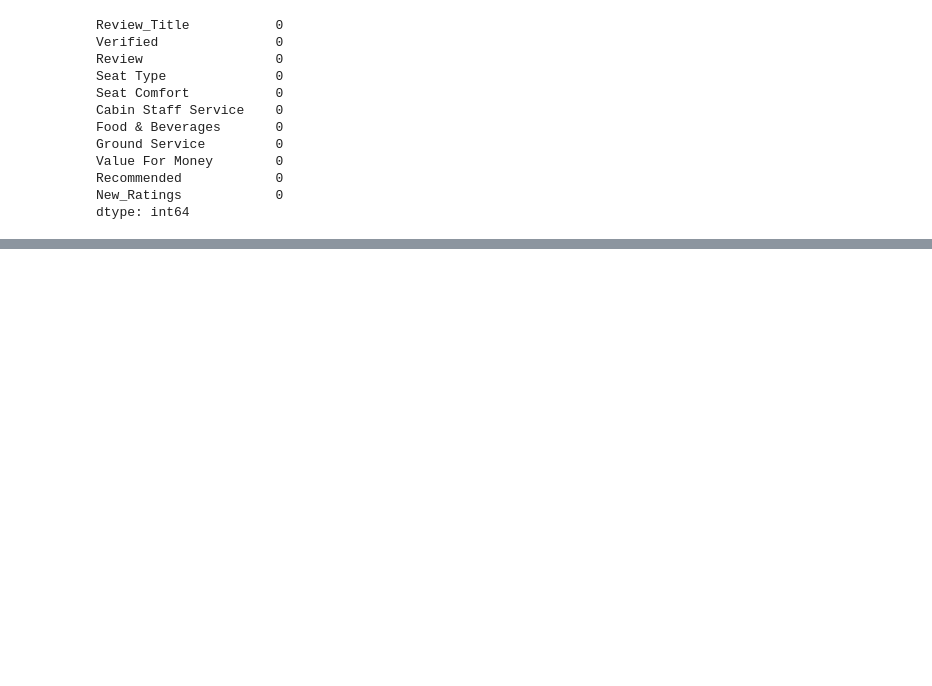
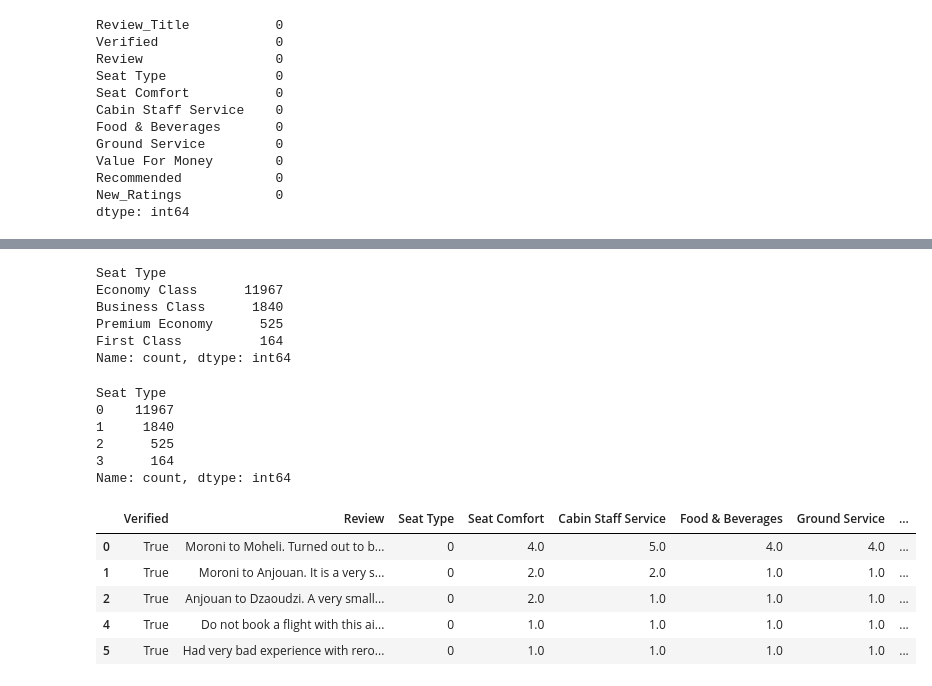
Before and after one commit to yuvarajrajdata/Airlines_review_sentiment_analysis_prediction, a Jupyter notebook: Airlines_review_sentiment_analysis_prediction.ipynb, the cells around one changed output, grey strips where cells are left out. Saved outputs shown, nothing was run; the diff lists cells and outputs as text; code cells hidden in the pictures; blank space fills up the shorter version.

```diff
--- a/Airlines_review_sentiment_analysis_prediction.ipynb
+++ b/Airlines_review_sentiment_analysis_prediction.ipynb
@@ -415,3 +415,6 @@ data.head(5)
 | 2 | True | Anjouan to Dzaoudzi. A very small... | Economy Class | 2.0 | 1.0 | 1.0 | 1.0 | ... |
 | 4 | True | Do not book a flight with this ai... | Economy Class | 1.0 | 1.0 | 1.0 | 1.0 | ... |
 | 5 | True | Had very bad experience with rero... | Economy Class | 1.0 | 1.0 | 1.0 | 1.0 | ... |
+# %%
+# label encoding :
+data["Recommended"] = data["Recommended"].map({"yes":1 , "no":0})
@@ -417,0 +430,39 @@ data.head(5)
+# %%
+data["Seat Type"].value_counts()
+# %% [output]
+Seat Type
+Economy Class      11967
+Business Class      1840
+Premium Economy      525
+First Class          164
+Name: count, dtype: int64
+# %%
+# do label encoding :
+# Define the mapping dictionary
+seat_type_mapping = {
+    'Economy Class': 0,
+    'Business Class': 1,
+    'Premium Economy': 2,
+    'First Class': 3
+}
+
+# Apply the mapping using the map function
+data['Seat Type'] = data['Seat Type'].map(seat_type_mapping)
+# %%
+data["Seat Type"].value_counts()
+# %% [output]
+Seat Type
+0    11967
+1     1840
+2      525
+3      164
+Name: count, dtype: int64
+# %%
+data.head(5)
+# %% [output]
+|  | Verified | Review | Seat Type | Seat Comfort | Cabin Staff Service | Food & Beverages | Ground Service | ... |
+| 0 | True | Moroni to Moheli. Turned out to b... | 0 | 4.0 | 5.0 | 4.0 | 4.0 | ... |
+| 1 | True | Moroni to Anjouan. It is a very s... | 0 | 2.0 | 2.0 | 1.0 | 1.0 | ... |
+| 2 | True | Anjouan to Dzaoudzi. A very small... | 0 | 2.0 | 1.0 | 1.0 | 1.0 | ... |
+| 4 | True | Do not book a flight with this ai... | 0 | 1.0 | 1.0 | 1.0 | 1.0 | ... |
+| 5 | True | Had very bad experience with rero... | 0 | 1.0 | 1.0 | 1.0 | 1.0 | ... |
```
Also changed, not shown: parts of 5 cells of this notebook.
